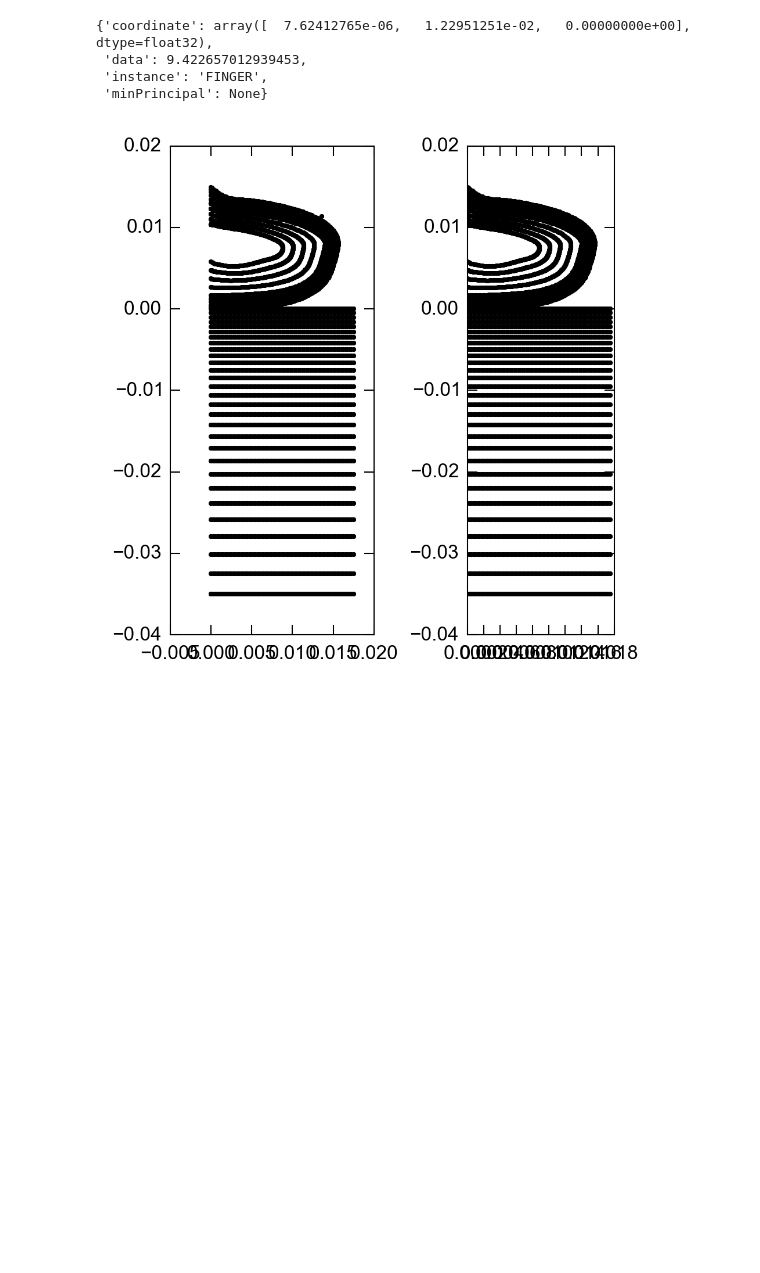
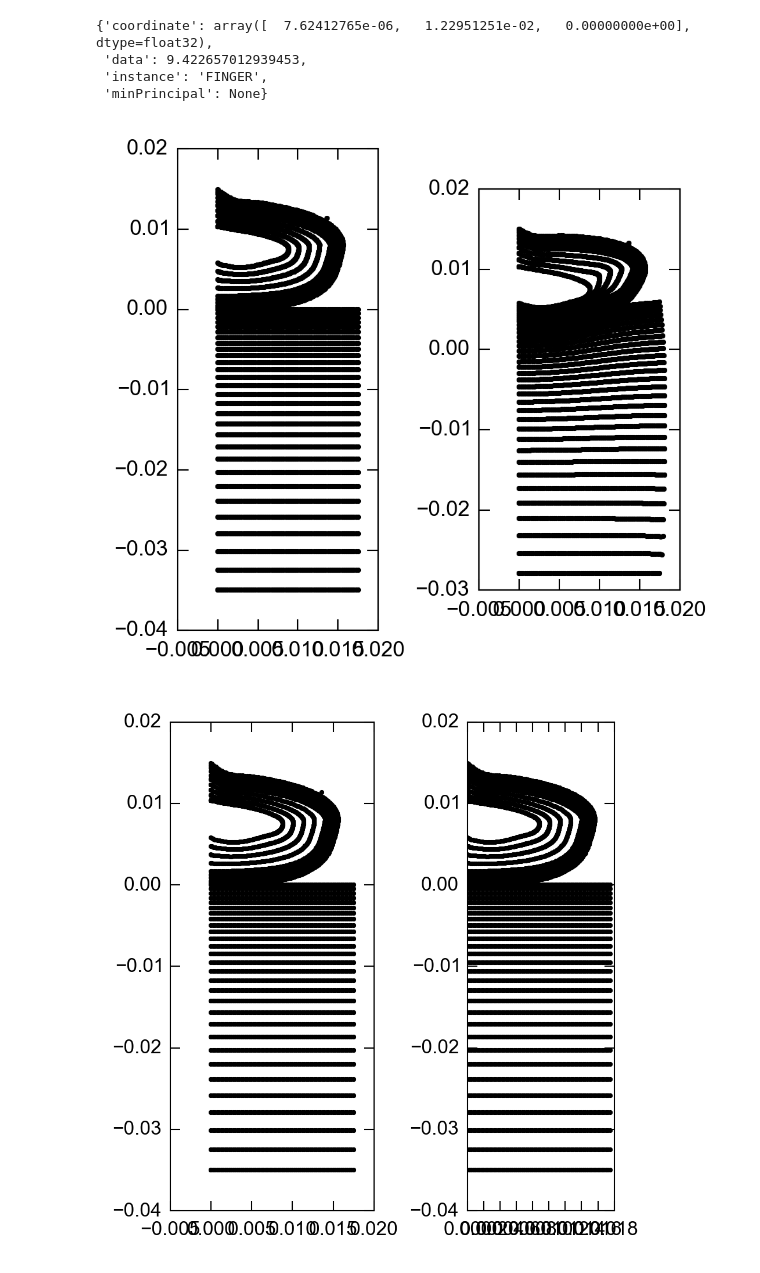
Before and after one commit to yw5aj/ipynb, a Jupyter notebook: DataToStevenPy2.ipynb, the cells around one changed output. Saved outputs shown, nothing was run; the diff lists cells and outputs as text; code cells hidden in the pictures; blank space fills up the shorter version.

```diff
--- a/DataToStevenPy2.ipynb
+++ b/DataToStevenPy2.ipynb
@@ -101,6 +101,21 @@ tactile_output[-1]['SENER'][-1]
 # %%
 # If you need all tensor components for the stress, let me know
 # I did not include those because they are massive amount of data and you probably wouldn't need them.
+# %%
+# To get a graphical feel for the data, we can plot them
+import matplotlib.pyplot as plt
+import numpy as np
+fig, axs = plt.subplots(1, 2)
+all_coordinates_original = np.array([output['coordinate'][:2] for output in kinesthetic_output[0]['U']])
+axs[0].plot(all_coordinates_original[:, 0], all_coordinates_original[:, 1], '.k')
+all_coordinates_deformed = np.array([output['coordinate'][:2] + output['data'] for output in kinesthetic_output[-1]['U']])
+axs[1].plot(all_coordinates_deformed[:, 0], all_coordinates_deformed[:, 1], '.k')
+for axes in axs:
+    axes.set_aspect('equal')
+fig.tight_layout()
+# Well... Not the best art piece ever, but we did get data!
+# %% [output]
+[figure, added]
 # %%
 # To make sure that both kinesthetic and tactile outputs have valid coordinates
 fig, axs = plt.subplots(1, 2)
```
Also changed, not shown: 4 other files.
